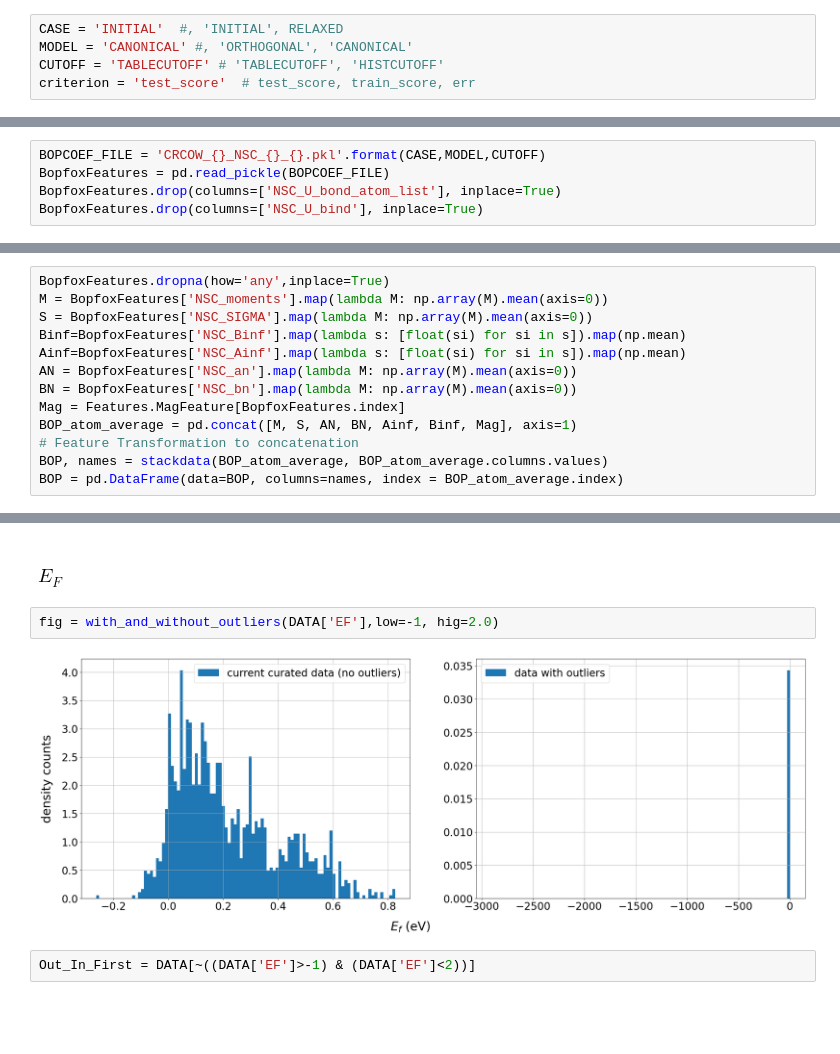
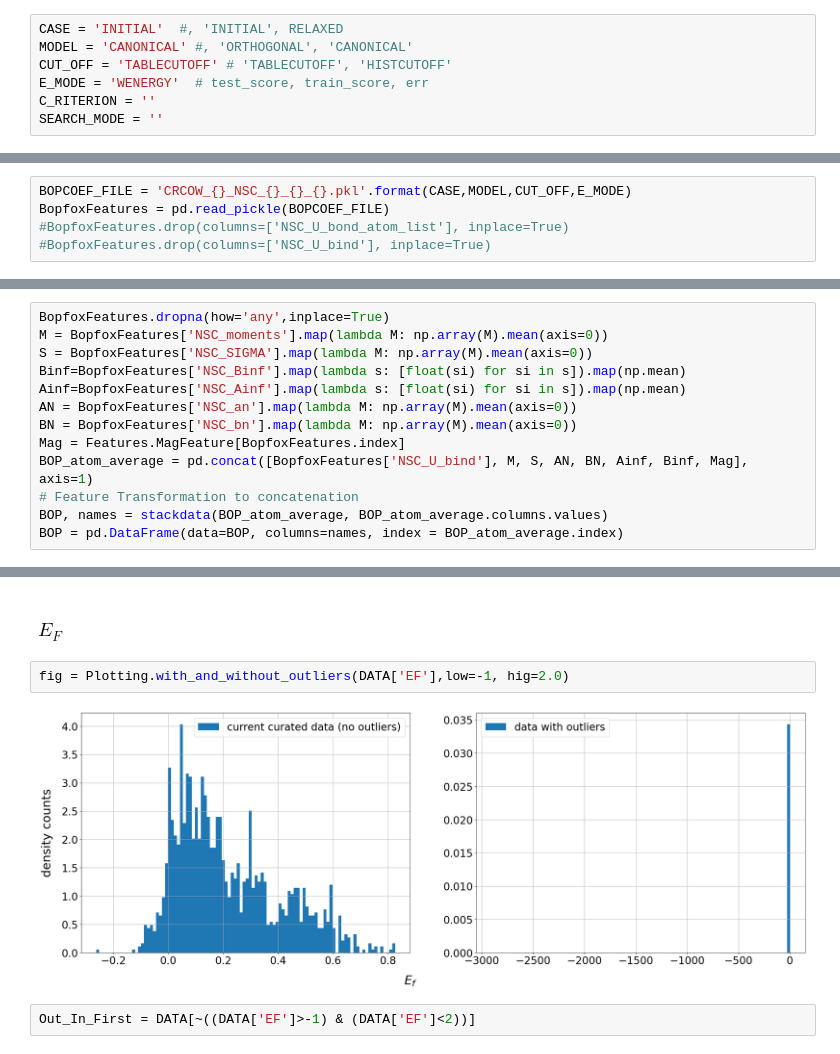
Before and after one commit to AIIMProject/MLFeMoTCPs, a Jupyter notebook: Histograms.ipynb, the cells around one changed output, grey strips where cells are left out. Drawn from its saved outputs; the diff is of its cells as text; blank space fills up the shorter version.

```diff
--- a/Histograms.ipynb
+++ b/Histograms.ipynb
@@ -37,7 +37,9 @@ import glob
 # %%
 CASE = 'INITIAL'  #, 'INITIAL', RELAXED
 MODEL = 'CANONICAL' #, 'ORTHOGONAL', 'CANONICAL'
-CUTOFF = 'TABLECUTOFF' # 'TABLECUTOFF', 'HISTCUTOFF'
-criterion = 'test_score'  # test_score, train_score, err
+CUT_OFF = 'TABLECUTOFF' # 'TABLECUTOFF', 'HISTCUTOFF'
+E_MODE = 'WENERGY'  # test_score, train_score, err
+C_RITERION = ''
+SEARCH_MODE = ''
 # %% [markdown]
 # Helpeer Functions
@@ -96,10 +59,10 @@ Features = Featurizer(BS)
 # %% [markdown]
 ## Load the BOP for the selected case
 # %%
-BOPCOEF_FILE = 'CRCOW_{}_NSC_{}_{}.pkl'.format(CASE,MODEL,CUTOFF)
+BOPCOEF_FILE = 'CRCOW_{}_NSC_{}_{}_{}.pkl'.format(CASE,MODEL,CUT_OFF,E_MODE)
 BopfoxFeatures = pd.read_pickle(BOPCOEF_FILE)
-BopfoxFeatures.drop(columns=['NSC_U_bond_atom_list'], inplace=True)
-BopfoxFeatures.drop(columns=['NSC_U_bind'], inplace=True)
+#BopfoxFeatures.drop(columns=['NSC_U_bond_atom_list'], inplace=True)
+#BopfoxFeatures.drop(columns=['NSC_U_bind'], inplace=True)
 # %% [markdown]
 ## clean features: reduntandly convert all features to float and mean across sites
 # %%
@@ -111,7 +74,7 @@ Ainf=BopfoxFeatures['NSC_Ainf'].map(lambda s: [float(si) for si in s]).map(np.me
 AN = BopfoxFeatures['NSC_an'].map(lambda M: np.array(M).mean(axis=0))
 BN = BopfoxFeatures['NSC_bn'].map(lambda M: np.array(M).mean(axis=0))
 Mag = Features.MagFeature[BopfoxFeatures.index]
-BOP_atom_average = pd.concat([M, S, AN, BN, Ainf, Binf, Mag], axis=1)
+BOP_atom_average = pd.concat([BopfoxFeatures['NSC_U_bind'], M, S, AN, BN, Ainf, Binf, Mag], axis=1)
 # Feature Transformation to concatenation
 BOP, names = stackdata(BOP_atom_average, BOP_atom_average.columns.values)
 BOP = pd.DataFrame(data=BOP, columns=names, index = BOP_atom_average.index)
@@ -150,9 +115,9 @@ DATA[['B0','V0','EF','E0']]=BS[['B0','V0','EF','E0']]
 # %% [markdown]
 ### $E_{F}$
 # %%
-fig = with_and_without_outliers(DATA['EF'],low=-1, hig=2.0)
+fig = Plotting.with_and_without_outliers(DATA['EF'],low=-1, hig=2.0)
 # %% [output]
-[figure, old version]
+[figure, new version]
 # %%
 Out_In_First = DATA[~((DATA['EF']>-1) & (DATA['EF']<2))]
 # %%
```
Also changed, not shown: parts of 156 cells of this notebook, 1 other file.
